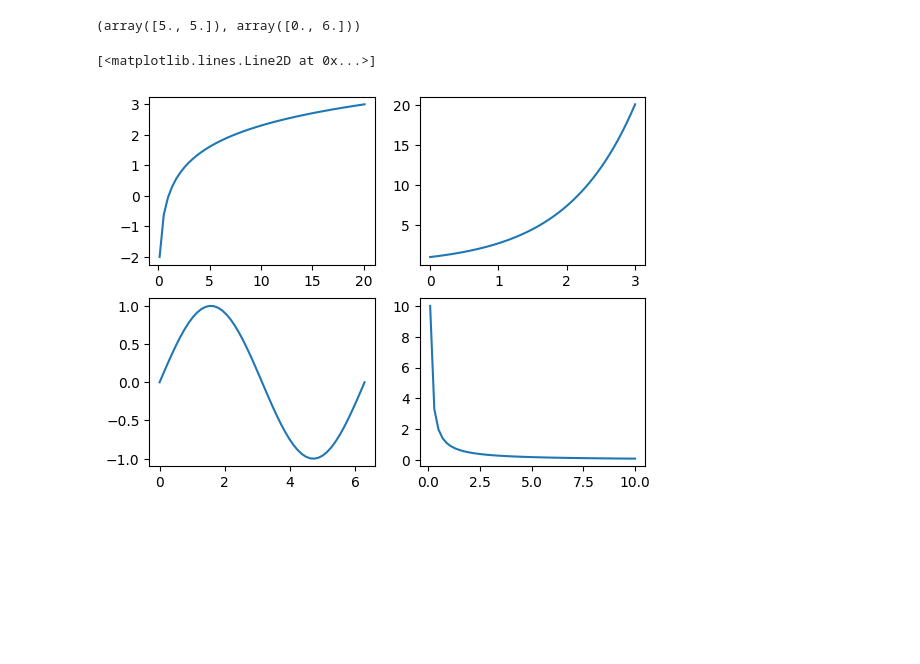
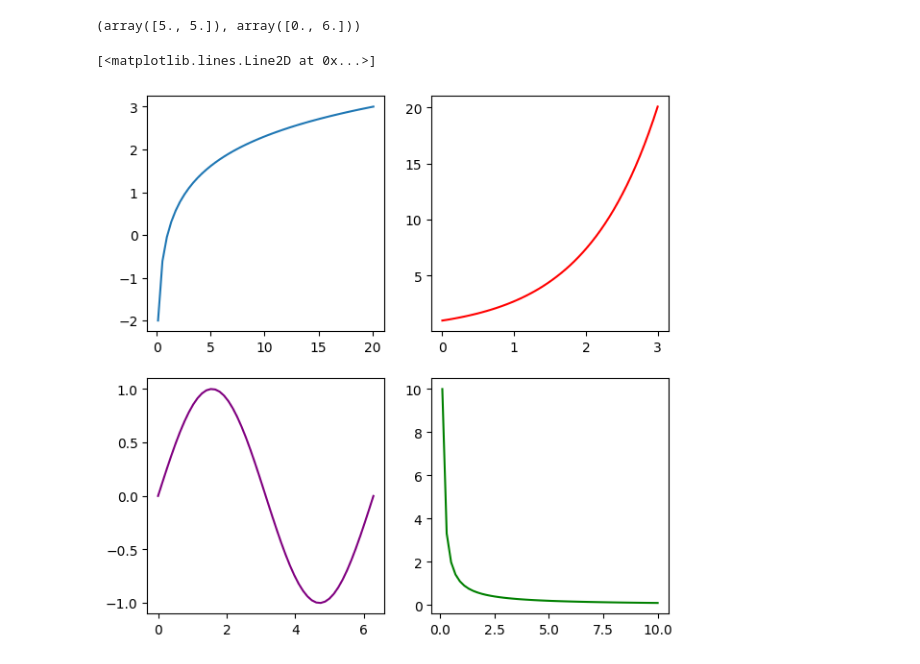
Before and after one commit to tutuponnekanty/mlt.workshop, a Jupyter notebook: matplotlib_basic.ipynb, the cells around one changed output. Drawn from its saved outputs; the diff is of its cells as text; code cells hidden in the pictures; blank space fills up the shorter version.

```diff
--- a/matplotlib_basic.ipynb
+++ b/matplotlib_basic.ipynb
@@ -97,27 +97,27 @@ This takes three arguements (a,b,window)'''
 # %%
 #subplot for 2x2 window, thus the windows are from 1..4
 
 '''subplot-1 : representing log curve'''
 x=np.linspace(1/np.e**2,np.e**3)
 plt.subplot(2,2,1) #this should come before plot
-plt.plot(x, np.log(x))
+plt.plot(x, np.log(x), label='log(x)')
 
 '''subplot-2 : e^x'''
 x=np.linspace(0,3)
 plt.subplot(2,2,2)
-plt.plot(x,np.exp(x))
+plt.plot(x,np.exp(x), color='red', label='e^x')
 
 '''subplot-3 : sin(x)'''
 x=np.linspace(0,2*np.pi)
 plt.subplot(2,2,3)
-plt.plot(x, np.sin(x))
+plt.plot(x, np.sin(x), color='purple', label='sin(x)')
 
 
 '''subplot-4 : 1/x'''
 
 x=np.linspace(0.1,10)
 plt.subplot(2,2,4)
-plt.plot(x,1/x)
+plt.plot(x,1/x, color='green', label='1/x')
 # %% [output]
 [<matplotlib.lines.Line2D at 0x...>]
-[figure, old version]
+[figure, new version]
```
Also changed, not shown: parts of 7 cells of this notebook.
